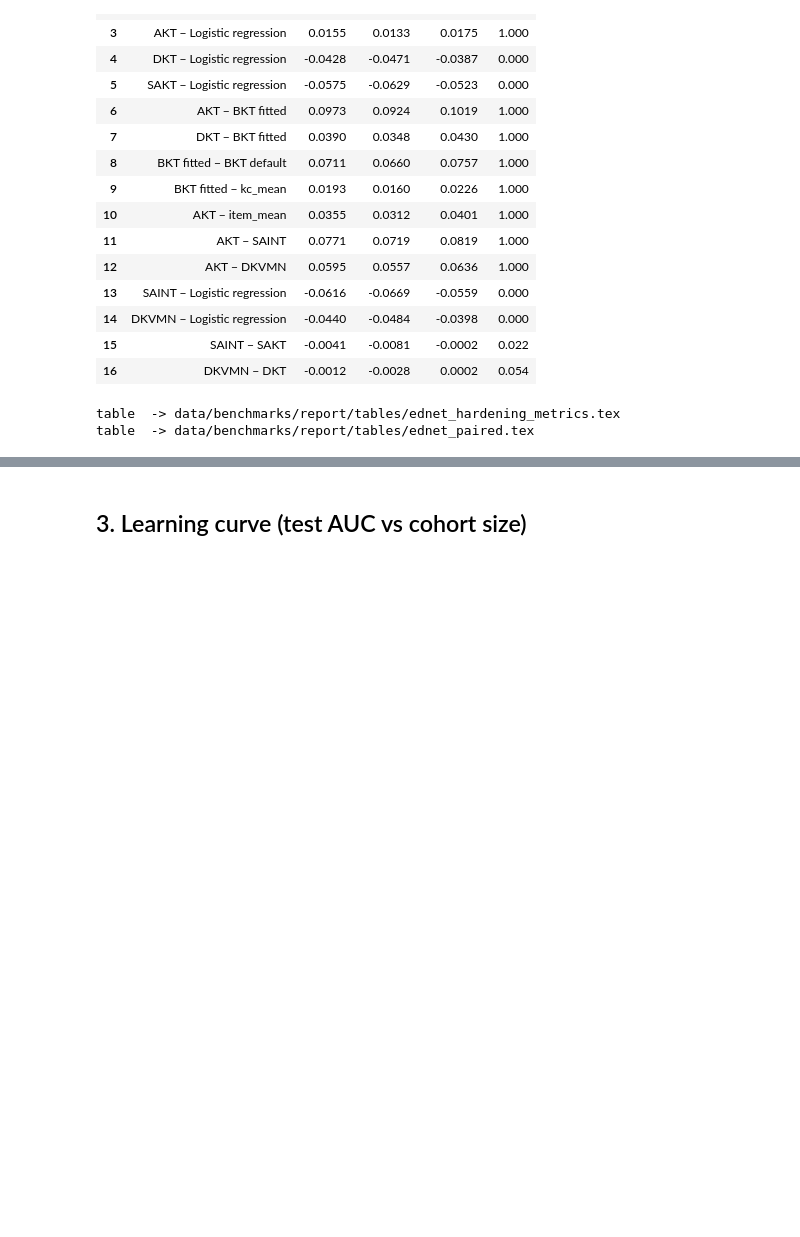
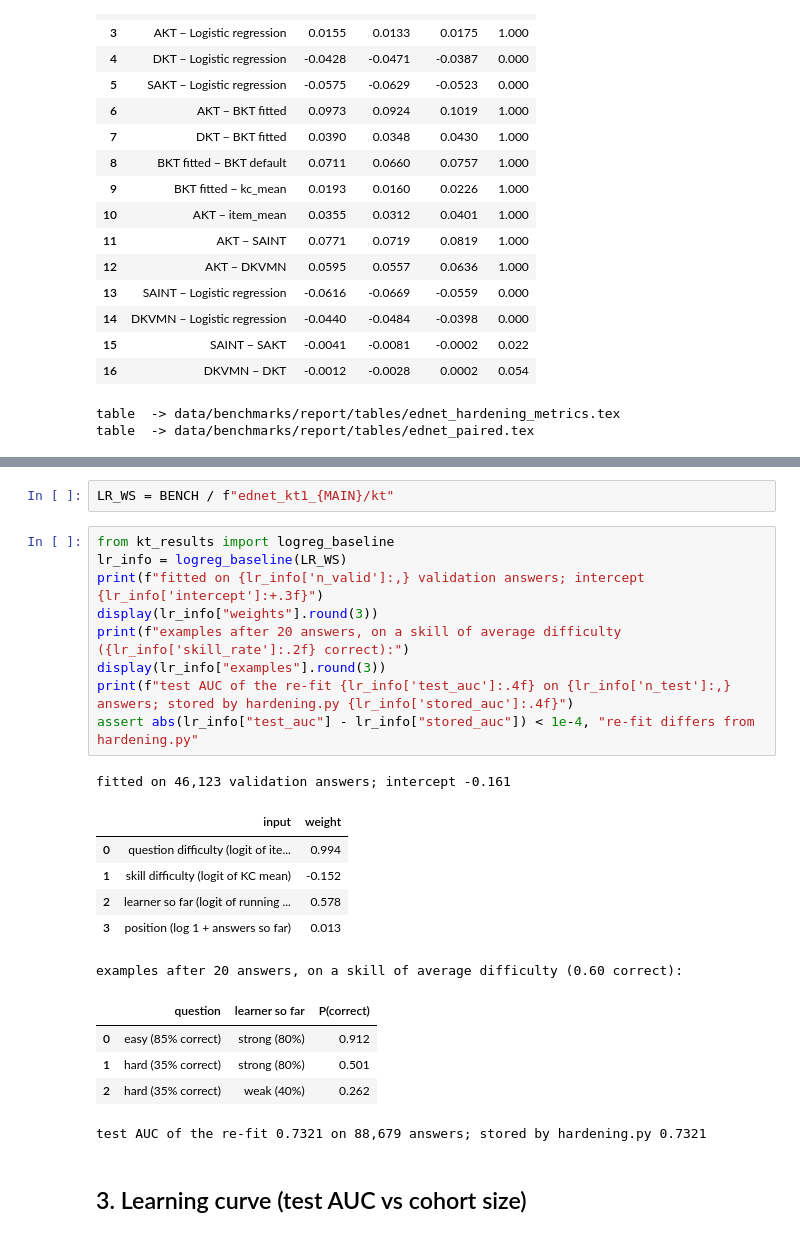
Before and after one commit to AkiraForsaken/DACN261-Personalized-Moodle-Recommendation, a Jupyter notebook: knowledge_tracing/notebooks/14_kt_results_ednet.ipynb, the cells around one changed output, grey strips where cells are left out. Cells and saved outputs as stored; diff of their text form; blank space fills up the shorter version.

```diff
--- a/knowledge_tracing/notebooks/14_kt_results_ednet.ipynb
+++ b/knowledge_tracing/notebooks/14_kt_results_ednet.ipynb
@@ -138,3 +154,27 @@ table  -> data/benchmarks/report/tables/ednet_paired.tex
+# %%
+LR_WS = BENCH / f"ednet_kt1_{MAIN}/kt"
+# %%
+from kt_results import logreg_baseline
+lr_info = logreg_baseline(LR_WS)
+print(f"fitted on {lr_info['n_valid']:,} validation answers; intercept {lr_info['intercept']:+.3f}")
+display(lr_info["weights"].round(3))
+print(f"examples after 20 answers, on a skill of average difficulty ({lr_info['skill_rate']:.2f} correct):")
+display(lr_info["examples"].round(3))
+print(f"test AUC of the re-fit {lr_info['test_auc']:.4f} on {lr_info['n_test']:,} answers; stored by hardening.py {lr_info['stored_auc']:.4f}")
+assert abs(lr_info["test_auc"] - lr_info["stored_auc"]) < 1e-4, "re-fit differs from hardening.py"
+# %% [output]
+fitted on 46,123 validation answers; intercept -0.161
+|  | input | weight |
+| 0 | question difficulty (logit of ite... | 0.994 |
+| 1 | skill difficulty (logit of KC mean) | -0.152 |
+| 2 | learner so far (logit of running ... | 0.578 |
+| 3 | position (log 1 + answers so far) | 0.013 |
+examples after 20 answers, on a skill of average difficulty (0.60 correct):
+|  | question | learner so far | P(correct) |
+| 0 | easy (85% correct) | strong (80%) | 0.912 |
+| 1 | hard (35% correct) | strong (80%) | 0.501 |
+| 2 | hard (35% correct) | weak (40%) | 0.262 |
+test AUC of the re-fit 0.7321 on 88,679 answers; stored by hardening.py 0.7321
 # %% [markdown]
 ## 3. Learning curve (test AUC vs cohort size)
 # %%
```
Also changed, not shown: parts of 1 cell of this notebook, 4 other files.
